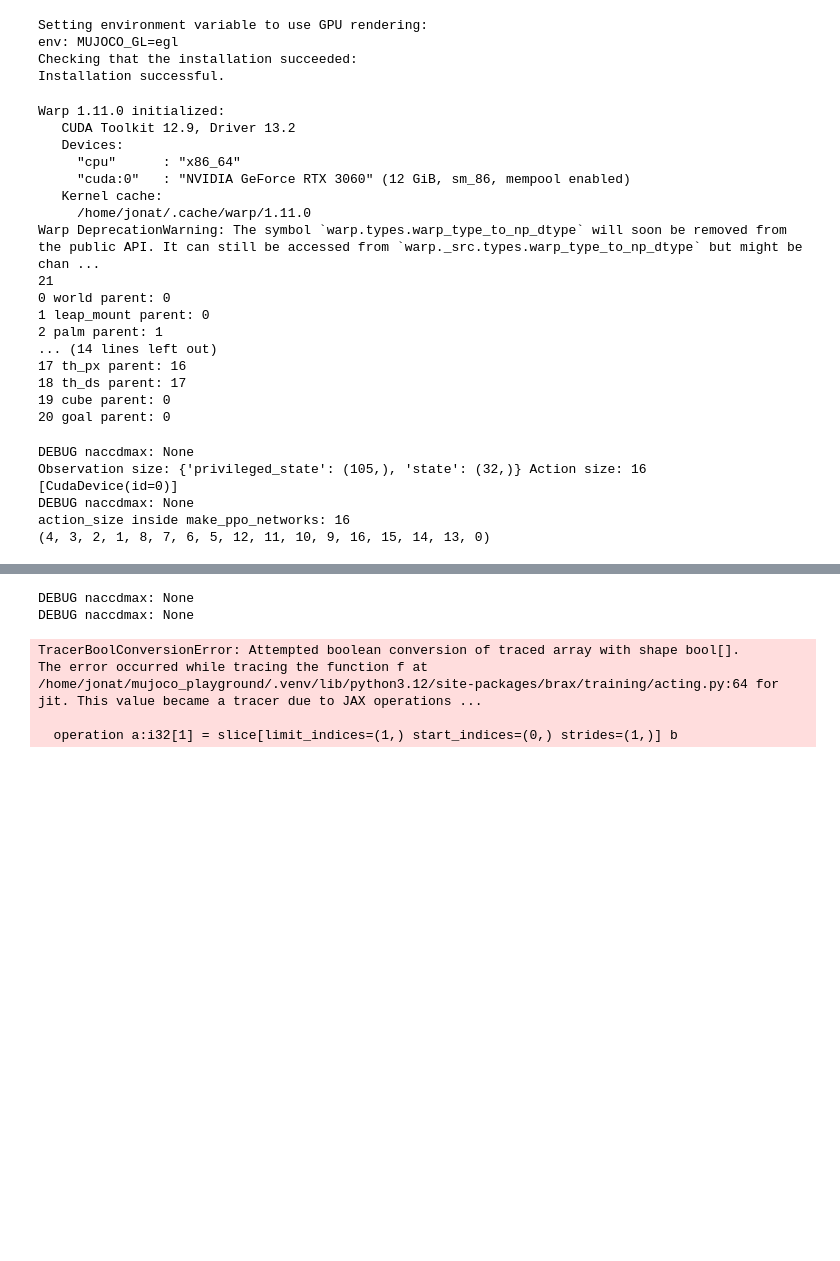
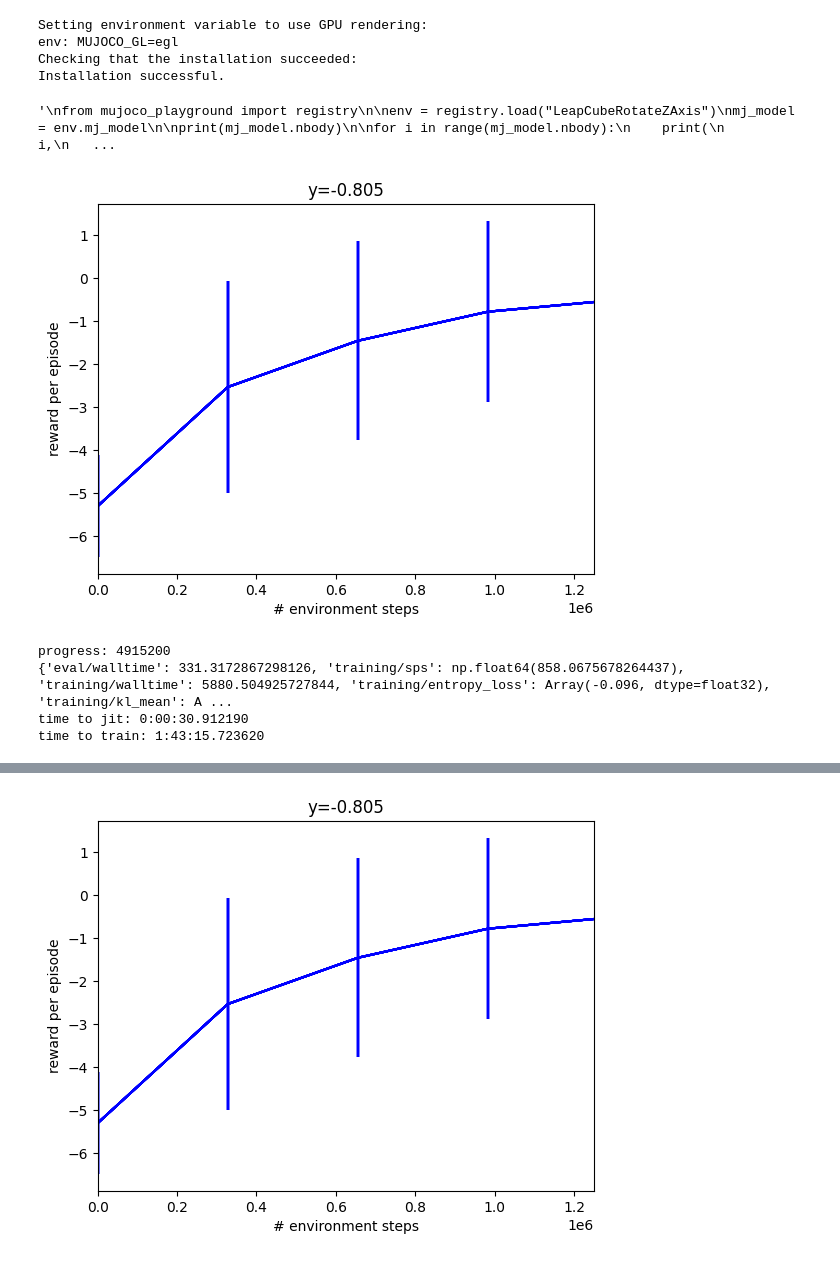
Before and after one commit to JonathanFrey2003/mujoco_playground, a Jupyter notebook: gnn_implementation/GNN_build.ipynb, the cells around one changed output, grey strips where cells are left out. Drawn from its saved outputs; the diff is of its cells as text; code cells hidden in the pictures; blank space fills up the shorter version.

```diff
--- a/gnn_implementation/GNN_build.ipynb
+++ b/gnn_implementation/GNN_build.ipynb
@@ -113,6 +113,7 @@ env: MUJOCO_GL=egl
 Checking that the installation succeeded:
 Installation successful.
 # %%
+"""
 from mujoco_playground import registry
 
 env = registry.load("LeapCubeRotateZAxis")
@@ -131,24 +132,9 @@ for i in range(mj_model.nbody):
         "parent:",
         mj_model.body_parentid[i],
     )
+"""
 # %% [output]
-Warp 1.11.0 initialized:
-   CUDA Toolkit 12.9, Driver 13.2
-   Devices:
-     "cpu"      : "x86_64"
-     "cuda:0"   : "NVIDIA GeForce RTX 3060" (12 GiB, sm_86, mempool enabled)
-   Kernel cache:
-     /home/jonat/.cache/warp/1.11.0
-Warp DeprecationWarning: The symbol `warp.types.warp_type_to_np_dtype` will soon be removed from the public API. It can still be accessed from `warp._src.types.warp_type_to_np_dtype` but might be chan ...
-21
-0 world parent: 0
-1 leap_mount parent: 0
-2 palm parent: 1
-... (14 lines left out)
-17 th_px parent: 16
-18 th_ds parent: 17
-19 cube parent: 0
-20 goal parent: 0
+'\nfrom mujoco_playground import registry\n\nenv = registry.load("LeapCubeRotateZAxis")\nmj_model = env.mj_model\n\nprint(mj_model.nbody)\n\nfor i in range(mj_model.nbody):\n    print(\n        i,\n   ...
 # %%
 # @title Import MuJoCo, MJX, and Brax
 from datetime import datetime
@@ -216,36 +202,55 @@ def progress(num_steps, metrics):
 
   display(plt.gcf())
   print("progress:", num_steps)
   print(metrics)
 
 ppo_training_params = dict(ppo_params)
 #print("action size:", ppo_training_params["action_size"])
 
+
+abd = networks_brax.ABDNet(
+    layer_sizes=[32],
+    hidden_dim=64,
+    num_nodes=17,
+    node_feature_dim=2,
+)
+
+params = abd.init(
+    jax.random.PRNGKey(0),
+    jnp.zeros((1,32))
+)
+
+out = abd.apply(
+    params,
+    jnp.zeros((1,32))
+)
+
+print(out.shape)
+
 network_factory = ppo_networks.make_ppo_networks
 if "network_factory" in ppo_params:
   del ppo_training_params["network_factory"]
   network_factory = functools.partial(
       ppo_networks.make_ppo_networks,
       **ppo_params.network_factory
   )
 
 train_fn = functools.partial(
     ppo.train, **dict(ppo_training_params),
     network_factory=network_factory,
     progress_fn=progress,
     seed=1
 )
 
 make_inference_fn, params, metrics = train_fn(
     environment=env,
     wrap_env_fn=wrapper.wrap_for_brax_training,
 )
 print(f"time to jit: {times[1] - times[0]}")
 print(f"time to train: {times[-1] - times[1]}")
 # %% [output]
+[figure, added]
-DEBUG naccdmax: None
-Observation size: {'privileged_state': (105,), 'state': (32,)} Action size: 16
-[CudaDevice(id=0)]
-DEBUG naccdmax: None
-action_size inside make_ppo_networks: 16
-(4, 3, 2, 1, 8, 7, 6, 5, 12, 11, 10, 9, 16, 15, 14, 13, 0)
+progress: 4915200
+{'eval/walltime': 331.3172867298126, 'training/sps': np.float64(858.0675678264437), 'training/walltime': 5880.504925727844, 'training/entropy_loss': Array(-0.096, dtype=float32), 'training/kl_mean': A ...
+time to jit: 0:00:30.912190
+time to train: 1:43:15.723620
@@ -253,6 +257 @@ action_size inside make_ppo_networks: 16
-DEBUG naccdmax: None
-DEBUG naccdmax: None
-TracerBoolConversionError: Attempted boolean conversion of traced array with shape bool[].
-The error occurred while tracing the function f at /home/jonat/mujoco_playground/.venv/lib/python3.12/site-packages/brax/training/acting.py:64 for jit. This value became a tracer due to JAX operations ...
-
-  operation a:i32[1] = slice[limit_indices=(1,) start_indices=(0,) strides=(1,)] b
+[figure, added]
```
Also changed, not shown: parts of 1 cell of this notebook, 1 other file.
